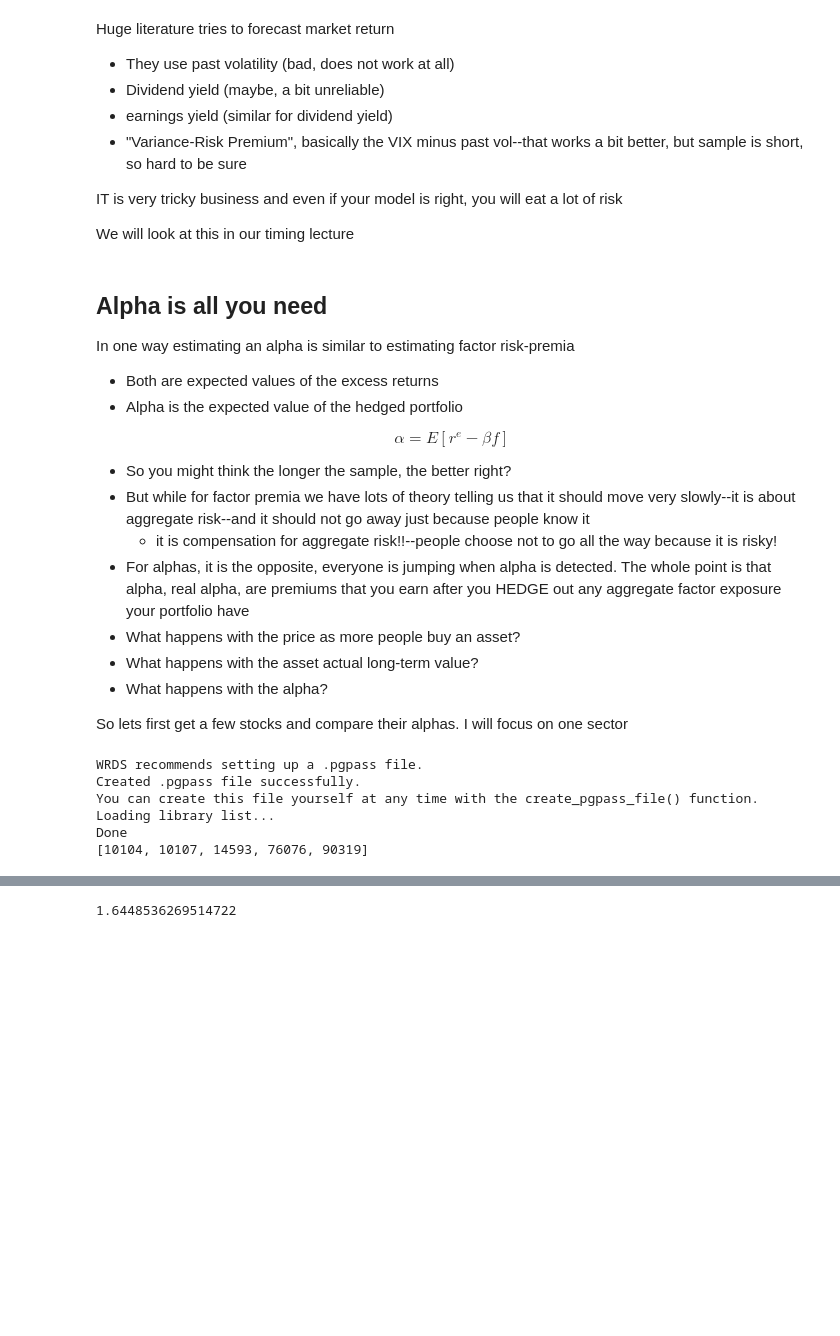
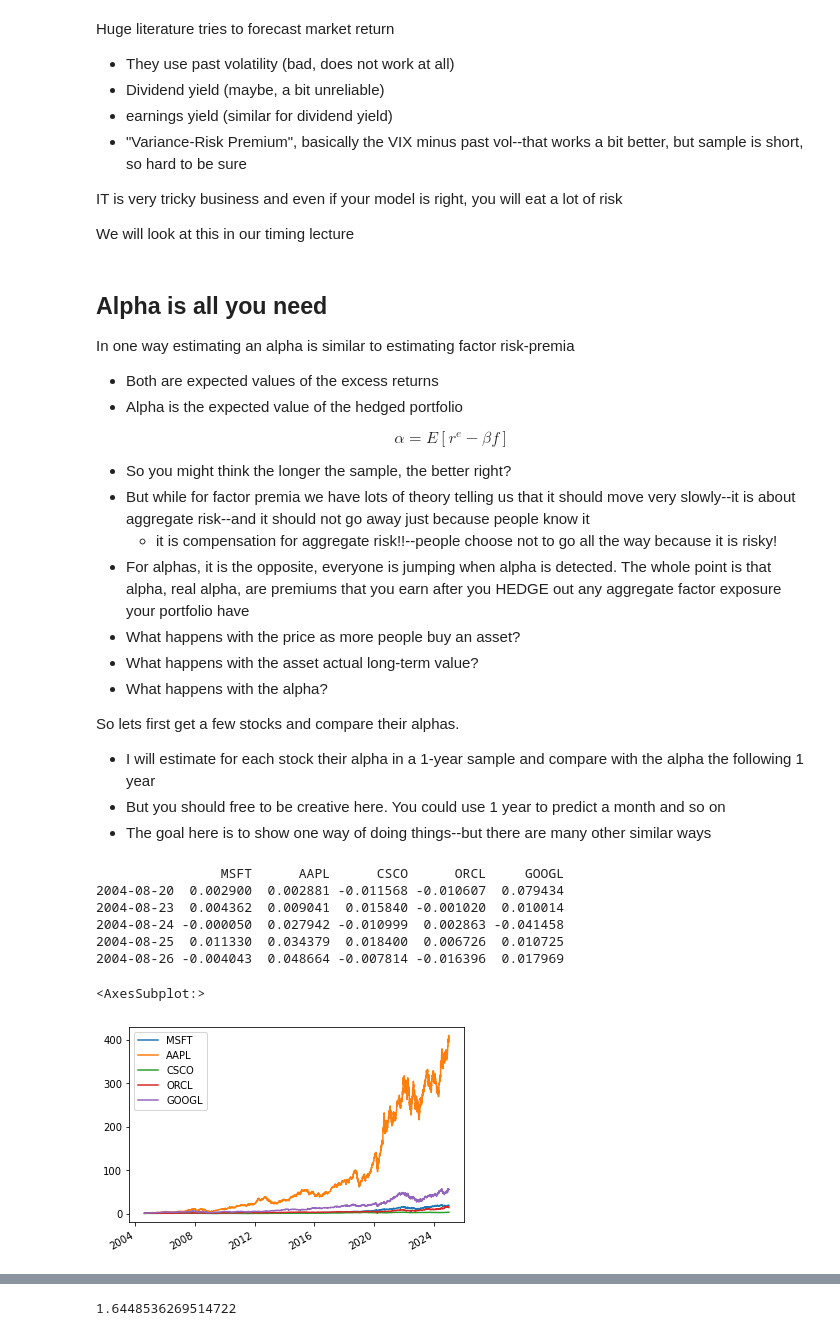
Before and after one commit to SnazzyBeatle115/UG54, a Jupyter notebook: chapters/Finance/FactorModelEstimation.ipynb, the cells around one changed output, grey strips where cells are left out. Saved outputs shown, nothing was run; the diff lists cells and outputs as text; code cells hidden in the pictures; blank space fills up the shorter version.

```diff
--- a/chapters/Finance/FactorModelEstimation.ipynb
+++ b/chapters/Finance/FactorModelEstimation.ipynb
@@ -964,30 +964,37 @@ $$\alpha=E[r^e-\beta f]$$
 - What happens with the alpha?
 
 
-So lets first get a few stocks and compare their alphas. I will focus on one sector
+So lets first get a few stocks and compare their alphas.
+
+- I will estimate for each stock their alpha in a 1-year sample and compare with the alpha the following 1 year
+- But you should free to be creative here. You could use 1 year to predict a month and so on
+- The goal here is to show one way of doing things--but there are many other similar ways
 # %%
+## uncomment to use WRDS to get data
+# conn = wrds.Connection()
+# tickers=['MSFT','AAPL','CSCO','ORCL','GOOGL']
+# df= get_daily_wrds(conn,tickers).dropna()
+# df.to_csv('../../assets/data/FactorModelsEstimation_data2.csv')
+#######################################
 
-conn = wrds.Connection()
-tickers=['MSFT','AAPL','CSCO','ORCL','GOOGL']
-df= get_daily_wrds(conn,tickers).dropna()
-df.to_csv('../../assets/data/FactorModelsEstimation_data2.csv')
-#######################################
-# df=pd.read_csv('https://raw.githubusercontent.com/amoreira2/UG54/refs/heads/main/assets/data/FactorModelsEstimation_data2.csv')
-# df.date=pd.to_datetime(df.date)
-# df.set_index('date',inplace=True)
+df=pd.read_csv('https://raw.githubusercontent.com/amoreira2/UG54/refs/heads/main/assets/data/FactorModelsEstimation_data2.csv')
+df.date=pd.to_datetime(df.date)
+df.set_index('date',inplace=True)
 
-# df_factor = get_factors()
-# df_return, df_factor = df_returns.align(df_factor, join='inner', axis=0)
+df_factor = get_factors()
+df, df_factor = df.align(df_factor, join='inner', axis=0)
 
-# df_re=df_return.subtract(df_factor['RF'],axis=0)
+df_re=df.subtract(df_factor['RF'],axis=0)
 
-# print(df_re.head())
-# (1+df_re).cumprod().plot()
+print(df_re.head())
+(1+df_re).cumprod().plot()
 # %% [output]
-WRDS recommends setting up a .pgpass file.
-Created .pgpass file successfully.
-You can create this file yourself at any time with the create_pgpass_file() function.
-Loading library list...
-Done
-[10104, 10107, 14593, 76076, 90319]
+                MSFT      AAPL      CSCO      ORCL     GOOGL
+2004-08-20  0.002900  0.002881 -0.011568 -0.010607  0.079434
+2004-08-23  0.004362  0.009041  0.015840 -0.001020  0.010014
+2004-08-24 -0.000050  0.027942 -0.010999  0.002863 -0.041458
+2004-08-25  0.011330  0.034379  0.018400  0.006726  0.010725
+2004-08-26 -0.004043  0.048664 -0.007814 -0.016396  0.017969
+<AxesSubplot:>
+[figure, added]
 # %%
```
Also changed, not shown: parts of 14 cells of this notebook.
